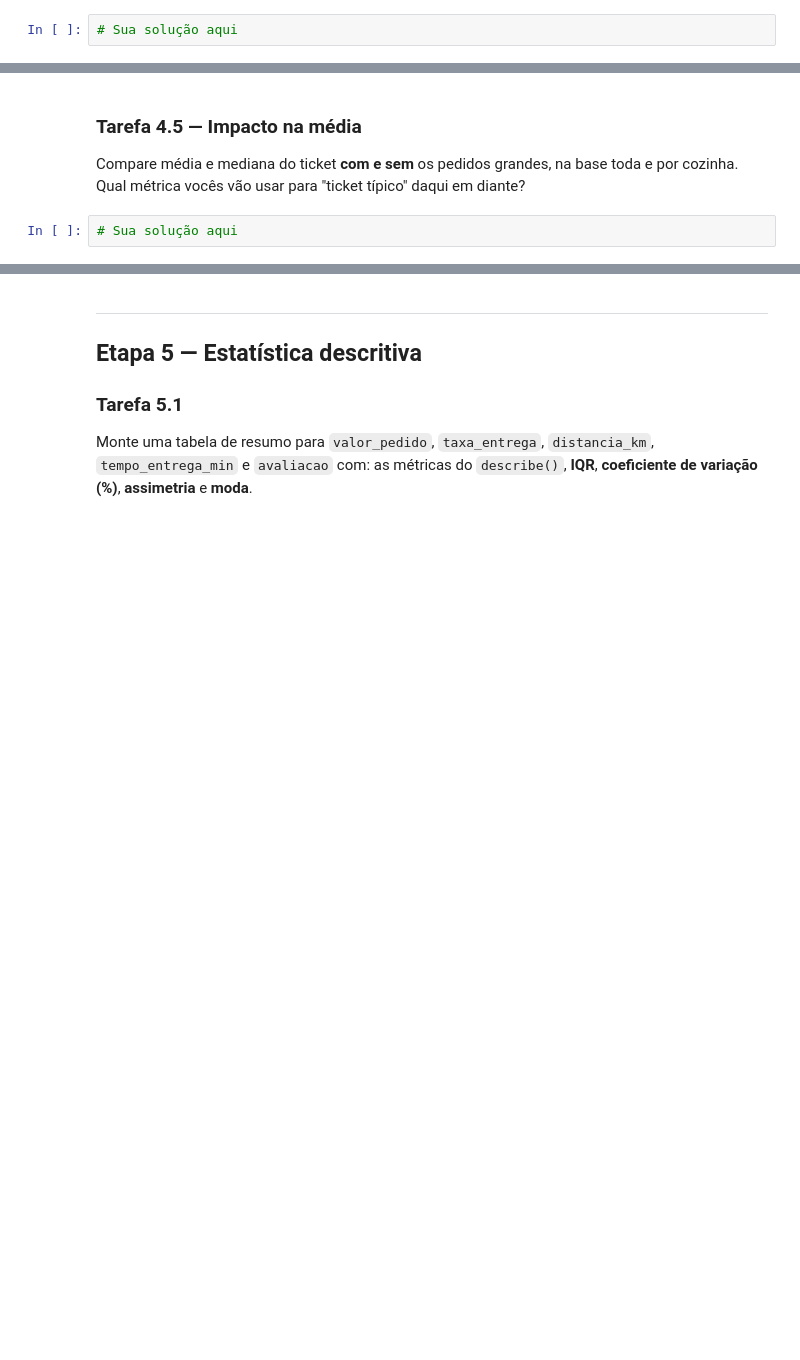
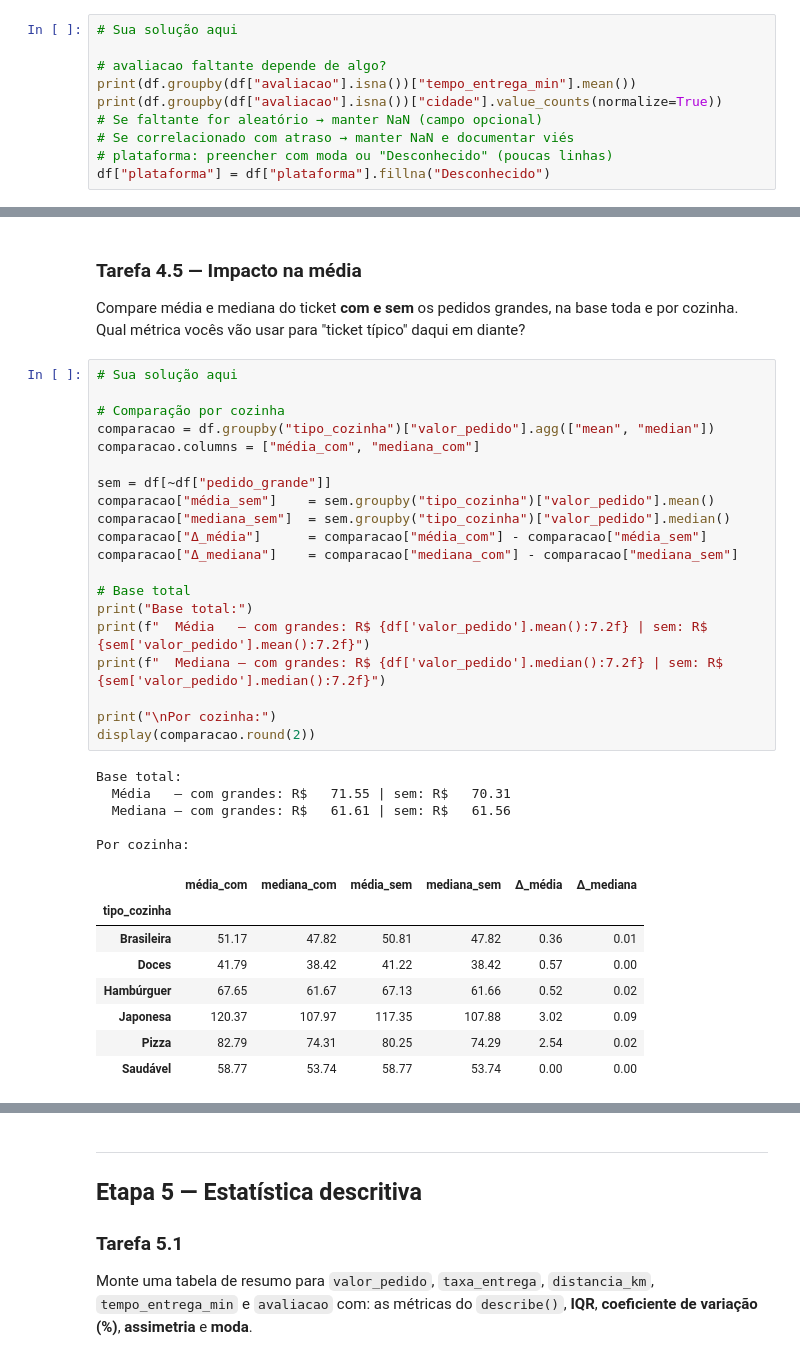
Before and after one commit to danielmassita/ADA1735-DS-PY-018, a Jupyter notebook: projeto_final.ipynb, the cells around one changed output, grey strips where cells are left out. Saved outputs shown, nothing was run; the diff lists cells and outputs as text; blank space fills up the shorter version.

```diff
--- a/projeto_final.ipynb
+++ b/projeto_final.ipynb
@@ -184,3 +431,11 @@ Converta `cupom` para booleano (`True`/`False`).
 Decida o que fazer com os faltantes de `plataforma`, `avaliacao` e `distancia_km`. Antes de decidir sobre `avaliacao`, **investigue** se o faltante parece aleatório ou se depende de algo (cidade, cozinha, tempo de entrega...). Justifique cada decisão.
 # %%
 # Sua solução aqui
+
+# avaliacao faltante depende de algo?
+print(df.groupby(df["avaliacao"].isna())["tempo_entrega_min"].mean())
+print(df.groupby(df["avaliacao"].isna())["cidade"].value_counts(normalize=True))
+# Se faltante for aleatório → manter NaN (campo opcional)
+# Se correlacionado com atraso → manter NaN e documentar viés
+# plataforma: preencher com moda ou "Desconhecido" (poucas linhas)
+df["plataforma"] = df["plataforma"].fillna("Desconhecido")
@@ -238,5 +703,37 @@ Calcule para cada pedido a razão `valor_pedido / mediana do valor da sua cozinh
 Compare média e mediana do ticket **com e sem** os pedidos grandes, na base toda e por cozinha. Qual métrica vocês vão usar para "ticket típico" daqui em diante?
 # %%
 # Sua solução aqui
+
+# Comparação por cozinha
+comparacao = df.groupby("tipo_cozinha")["valor_pedido"].agg(["mean", "median"])
+comparacao.columns = ["média_com", "mediana_com"]
+
+sem = df[~df["pedido_grande"]]
+comparacao["média_sem"]    = sem.groupby("tipo_cozinha")["valor_pedido"].mean()
+comparacao["mediana_sem"]  = sem.groupby("tipo_cozinha")["valor_pedido"].median()
+comparacao["Δ_média"]      = comparacao["média_com"] - comparacao["média_sem"]
+comparacao["Δ_mediana"]    = comparacao["mediana_com"] - comparacao["mediana_sem"]
+
+# Base total
+print("Base total:")
+print(f"  Média   — com grandes: R$ {df['valor_pedido'].mean():7.2f} | sem: R$ {sem['valor_pedido'].mean():7.2f}")
+print(f"  Mediana — com grandes: R$ {df['valor_pedido'].median():7.2f} | sem: R$ {sem['valor_pedido'].median():7.2f}")
+
+print("\nPor cozinha:")
+display(comparacao.round(2))
+# %% [output]
+Base total:
+  Média   — com grandes: R$   71.55 | sem: R$   70.31
+  Mediana — com grandes: R$   61.61 | sem: R$   61.56
+
+Por cozinha:
+|  | média_com | mediana_com | média_sem | mediana_sem | Δ_média | Δ_mediana |
+| tipo_cozinha |  |  |  |  |  |  |
+| Brasileira | 51.17 | 47.82 | 50.81 | 47.82 | 0.36 | 0.01 |
+| Doces | 41.79 | 38.42 | 41.22 | 38.42 | 0.57 | 0.00 |
+| Hambúrguer | 67.65 | 61.67 | 67.13 | 61.66 | 0.52 | 0.02 |
+| Japonesa | 120.37 | 107.97 | 117.35 | 107.88 | 3.02 | 0.09 |
+| Pizza | 82.79 | 74.31 | 80.25 | 74.29 | 2.54 | 0.02 |
+| Saudável | 58.77 | 53.74 | 58.77 | 53.74 | 0.00 | 0.00 |
 # %% [markdown]
 *Sua resposta aqui*
```
Also changed, not shown: parts of 51 cells of this notebook.
